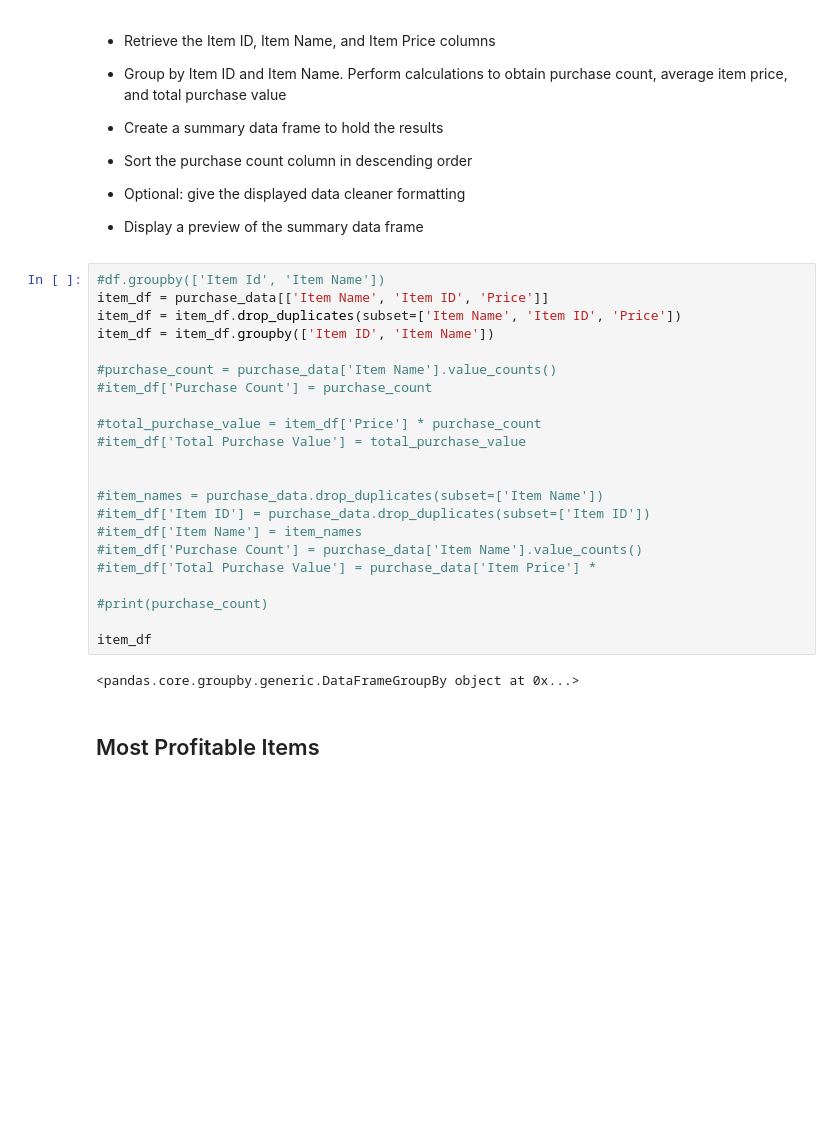
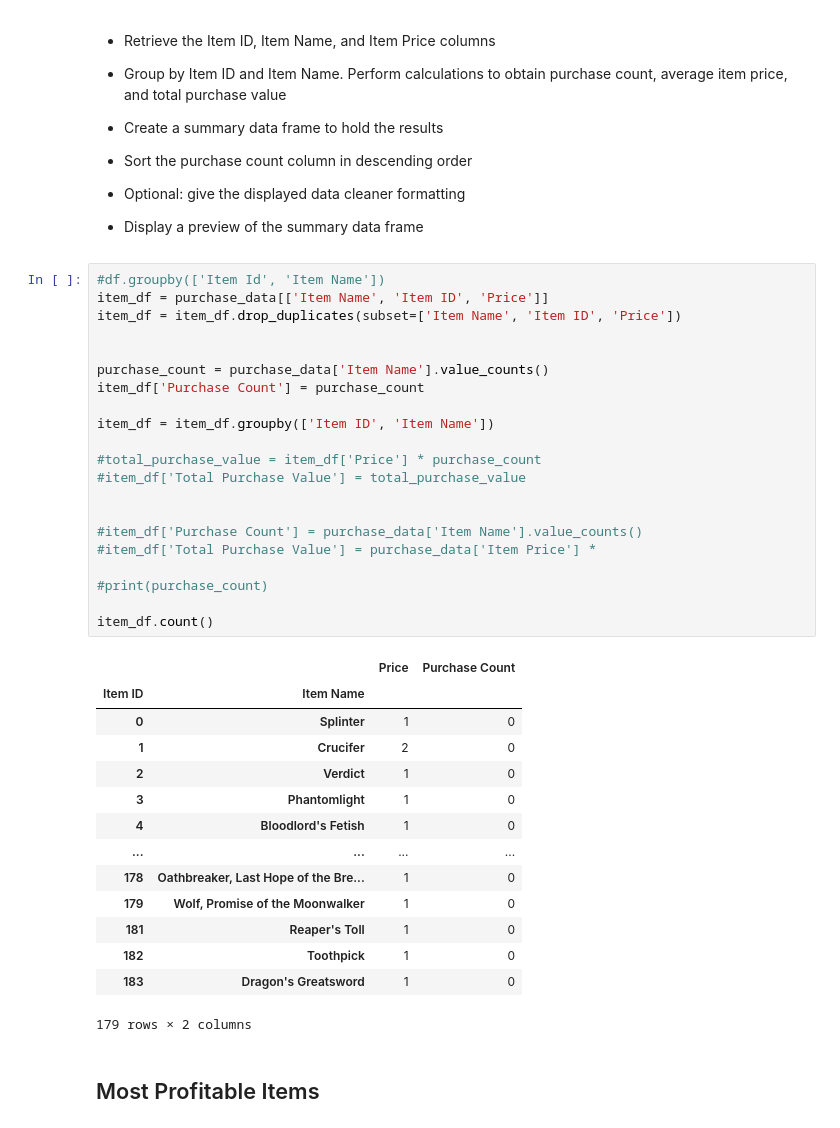
Before and after one commit to Witwer93/pandas-challenge, a Jupyter notebook: HeroesOfPymoli/Pandas_Homework_HeroesOfPymoli.ipynb, the cells around one changed output. Drawn from its saved outputs; the diff is of its cells as text; blank space fills up the shorter version.

Commit message:
Small progress. Pandas is really hard.

```diff
--- a/HeroesOfPymoli/Pandas_Homework_HeroesOfPymoli.ipynb
+++ b/HeroesOfPymoli/Pandas_Homework_HeroesOfPymoli.ipynb
@@ -303,27 +295,39 @@ grouped_df
 # %%
 #df.groupby(['Item Id', 'Item Name'])
 item_df = purchase_data[['Item Name', 'Item ID', 'Price']]
 item_df = item_df.drop_duplicates(subset=['Item Name', 'Item ID', 'Price'])
+
+
+purchase_count = purchase_data['Item Name'].value_counts()
+item_df['Purchase Count'] = purchase_count
+
 item_df = item_df.groupby(['Item ID', 'Item Name'])
-
-#purchase_count = purchase_data['Item Name'].value_counts()
-#item_df['Purchase Count'] = purchase_count
 
 #total_purchase_value = item_df['Price'] * purchase_count
 #item_df['Total Purchase Value'] = total_purchase_value
 
 
-#item_names = purchase_data.drop_duplicates(subset=['Item Name'])
-#item_df['Item ID'] = purchase_data.drop_duplicates(subset=['Item ID'])
-#item_df['Item Name'] = item_names
 #item_df['Purchase Count'] = purchase_data['Item Name'].value_counts()
 #item_df['Total Purchase Value'] = purchase_data['Item Price'] *
 
 #print(purchase_count)
 
-item_df
+item_df.count()
 # %% [output]
+|  |  | Price | Purchase Count |
+| Item ID | Item Name |  |  |
+| 0 | Splinter | 1 | 0 |
+| 1 | Crucifer | 2 | 0 |
+| 2 | Verdict | 1 | 0 |
+| 3 | Phantomlight | 1 | 0 |
+| 4 | Bloodlord's Fetish | 1 | 0 |
+| ... | ... | ... | ... |
+| 178 | Oathbreaker, Last Hope of the Bre... | 1 | 0 |
+| 179 | Wolf, Promise of the Moonwalker | 1 | 0 |
+| 181 | Reaper's Toll | 1 | 0 |
+| 182 | Toothpick | 1 | 0 |
+| 183 | Dragon's Greatsword | 1 | 0 |
-<pandas.core.groupby.generic.DataFrameGroupBy object at 0x...>
+179 rows × 2 columns
 # %% [markdown]
 ## Most Profitable Items
 # %% [markdown]
```
Also changed, not shown: parts of 1 cell of this notebook.
